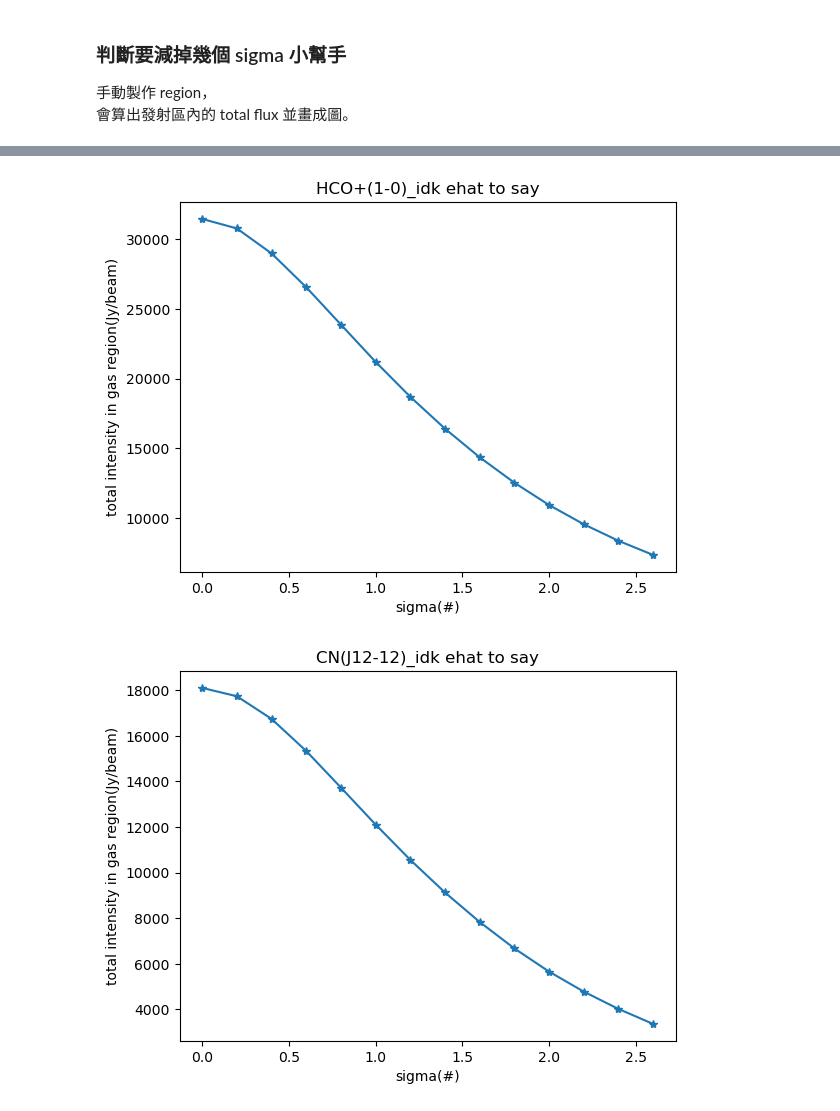
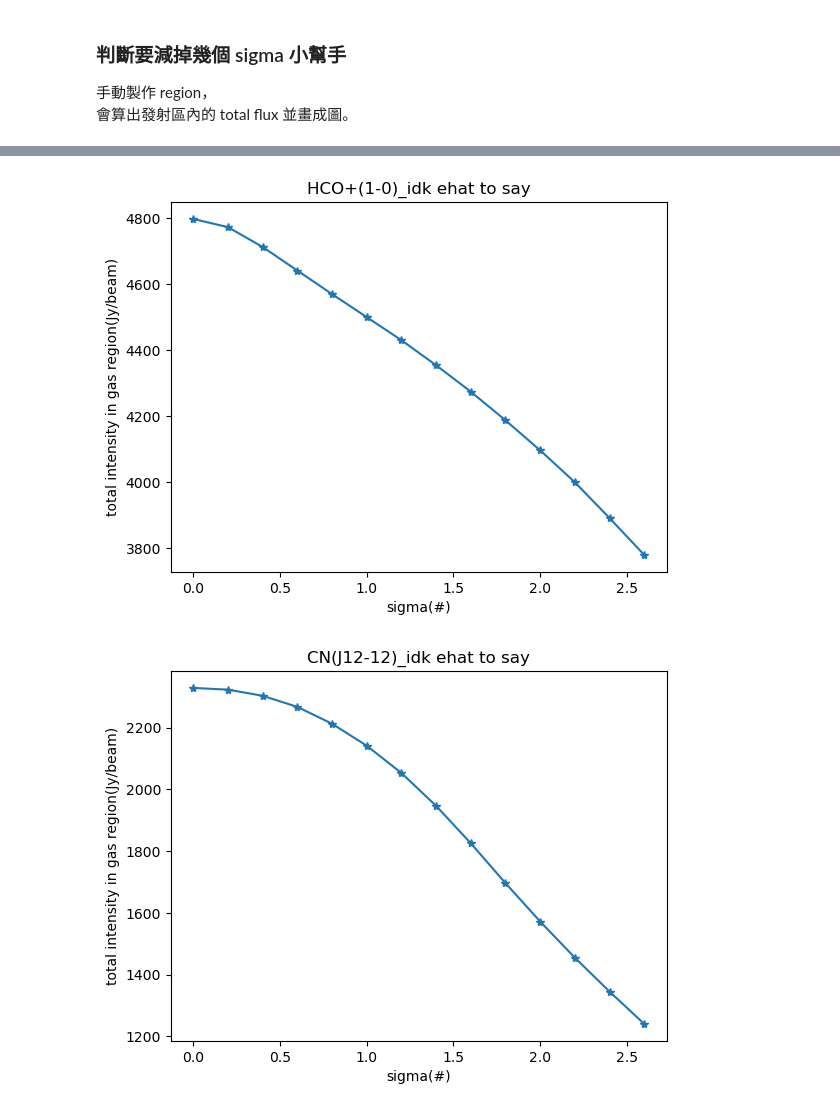
Before and after one commit to aqingo3o/Hello-Circinus, a Jupyter notebook: mom0_smoothFirst/py_how-many_sigma.ipynb, the cells around one changed output, grey strips where cells are left out. Drawn from its saved outputs; the diff is of its cells as text; code cells hidden in the pictures.

Commit message:
stats in region
region 是從 carta 存的
只能用規則（封閉）圖形，
不然 imstat(region='fileName') 會報錯

```diff
--- a/mom0_smoothFirst/py_how-many_sigma.ipynb
+++ b/mom0_smoothFirst/py_how-many_sigma.ipynb
@@ -14,2 +14,20 @@ chansL = ['1999~2245', '3155~3360', '3230~3400', '2715~2850'] # 譜線區
 NsigmaL = [0, 0.2, 0.4, 0.6, 0.8, 1.0, 1.2, 1.4, 1.6, 1.8, 2.0, 2.2, 2.4, 2.6]
 thisFile = '/Users/aqing/Documents/1004/Circinus_galaxy/Ratio-Map/mvp_smoothFirst/3_mom0_multi-sigma/' # 太長了不好看，設個
+# %%
+# CO(1-0)
+pixSum = [] # docs 說這和 flux(Jy) 好像不一樣
+for i in NsigmaL:
+        pathIN = f'{thisFile}CO-1-0_mom0_smoothed-4545_sigma{i}.fits'
+        importfits(fitsimage=pathIN, imagename='casaIN.im', overwrite=True)
+        staa = imstat('casaIN.im', region='CO-1-0_gasRegion-oval.crtf')
+        pixSum.append(staa['sum'])
+        shutil.rmtree('casaIN.im')
+
+plt.plot(NsigmaL, pixSum, marker='*')
+plt.title('CO(1-0)_idk ehat to say')
+plt.xlabel('sigma(#)')
+plt.ylabel('total intensity in gas region(Jy/beam)')
+plt.show()
+'''
+確實，CO看起來還沒減到底
+'''
@@ -19,7 +40,7 @@ pixSum = [] # docs 說這和 flux(Jy) 好像不一樣
 for i in NsigmaL:
         pathIN = f'{thisFile}HCN-1-0_mom0_smoothed-4545_sigma{i}.fits'
         importfits(fitsimage=pathIN, imagename='casaIN.im', overwrite=True)
-        staa = imstat('casaIN.im')
+        staa = imstat('casaIN.im', region='HCN-1-0_gasRegion-oval.crtf')
         pixSum.append(staa['sum'])
         shutil.rmtree('casaIN.im')
 
@@ -36,7 +57,7 @@ pixSum = [] # docs 說這和 flux(Jy) 好像不一樣
 for i in NsigmaL:
         pathIN = f'{thisFile}HCO+-1-0_mom0_smoothed-4545_sigma{i}.fits'
         importfits(fitsimage=pathIN, imagename='casaIN.im', overwrite=True)
-        staa = imstat('casaIN.im')
+        staa = imstat('casaIN.im', region='HCO+-1-0_gasRegion-oval.crtf')
         pixSum.append(staa['sum'])
         shutil.rmtree('casaIN.im')
 
@@ -46,24 +67,24 @@ plt.xlabel('sigma(#)')
 plt.ylabel('total intensity in gas region(Jy/beam)')
 plt.show()
 # %% [output]
-[figure, old version]
+[figure, new version]
 # %%
-# CN+(1-0)
+# CN(1-0)
 pixSum = [] # docs 說這和 flux(Jy) 好像不一樣
 for i in NsigmaL:
         pathIN = f'{thisFile}CN-J12-12_mom0_smoothed-4545_sigma{i}.fits'
         importfits(fitsimage=pathIN, imagename='casaIN.im', overwrite=True)
-        staa = imstat('casaIN.im')
+        staa = imstat('casaIN.im', region='CN-J12-12_gasRegion-oval.crtf')
         pixSum.append(staa['sum'])
         shutil.rmtree('casaIN.im')
 
 plt.plot(NsigmaL, pixSum, marker='*')
 plt.title('CN(J12-12)_idk ehat to say')
 plt.xlabel('sigma(#)')
 plt.ylabel('total intensity in gas region(Jy/beam)')
 plt.show()
 # %% [output]
-[figure, old version]
+[figure, new version]
 # %%
 # HNC(1-0)
 pixSum = [] # docs 說這和 flux(Jy) 好像不一樣
```
Also changed, not shown: parts of 4 cells of this notebook.
